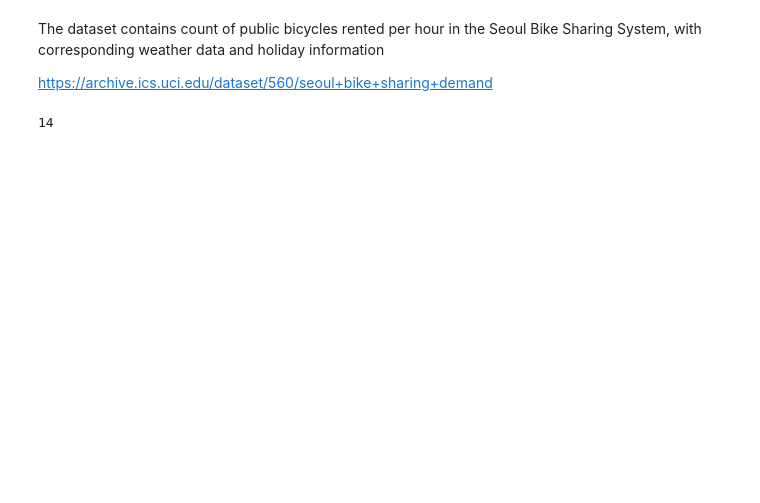
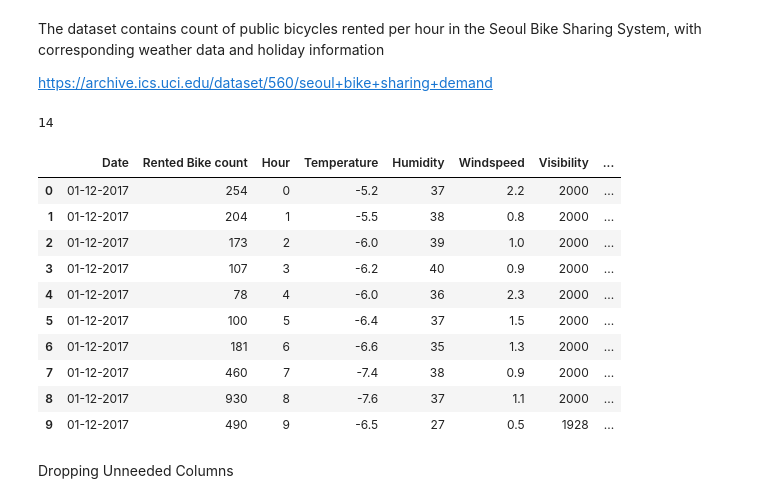
Before and after one commit to sumukhbhat12/Machine-Learning-Course-FreeCodeCamp, a Jupyter notebook: Seoul_Bike_Sharing_Demand_dataset_analysis.ipynb, the cells around one changed output. Drawn from its saved outputs; the diff is of its cells as text; code cells hidden in the pictures; blank space fills up the shorter version.

```diff
--- a/Seoul_Bike_Sharing_Demand_dataset_analysis.ipynb
+++ b/Seoul_Bike_Sharing_Demand_dataset_analysis.ipynb
@@ -21,3 +21,19 @@ print(len(dataset_cols))
 14
 # %%
 data = pd.read_csv('/content/SeoulBikeDataNoColHead.csv', names=dataset_cols)
+# %%
+data.head(10)
+# %% [output]
+|  | Date | Rented Bike count | Hour | Temperature | Humidity | Windspeed | Visibility | ... |
+| 0 | 01-12-2017 | 254 | 0 | -5.2 | 37 | 2.2 | 2000 | ... |
+| 1 | 01-12-2017 | 204 | 1 | -5.5 | 38 | 0.8 | 2000 | ... |
+| 2 | 01-12-2017 | 173 | 2 | -6.0 | 39 | 1.0 | 2000 | ... |
+| 3 | 01-12-2017 | 107 | 3 | -6.2 | 40 | 0.9 | 2000 | ... |
+| 4 | 01-12-2017 | 78 | 4 | -6.0 | 36 | 2.3 | 2000 | ... |
+| 5 | 01-12-2017 | 100 | 5 | -6.4 | 37 | 1.5 | 2000 | ... |
+| 6 | 01-12-2017 | 181 | 6 | -6.6 | 35 | 1.3 | 2000 | ... |
+| 7 | 01-12-2017 | 460 | 7 | -7.4 | 38 | 0.9 | 2000 | ... |
+| 8 | 01-12-2017 | 930 | 8 | -7.6 | 37 | 1.1 | 2000 | ... |
+| 9 | 01-12-2017 | 490 | 9 | -6.5 | 27 | 0.5 | 1928 | ... |
+# %% [markdown]
+Dropping Unneeded Columns
```
Also changed, not shown: parts of 29 cells of this notebook.
